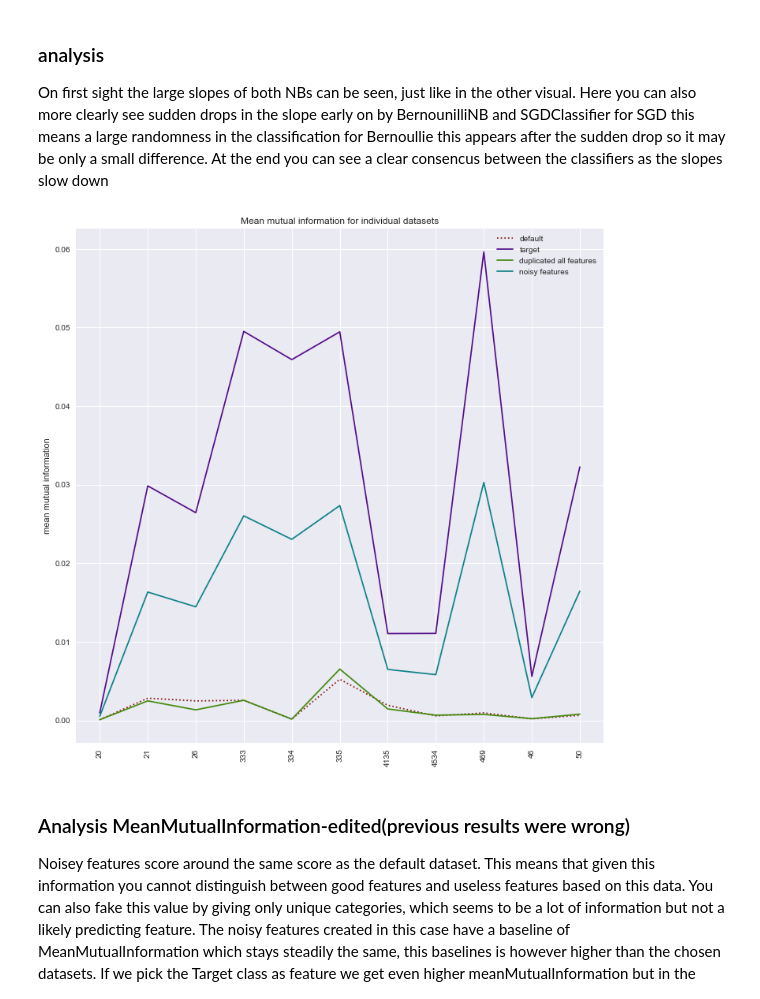
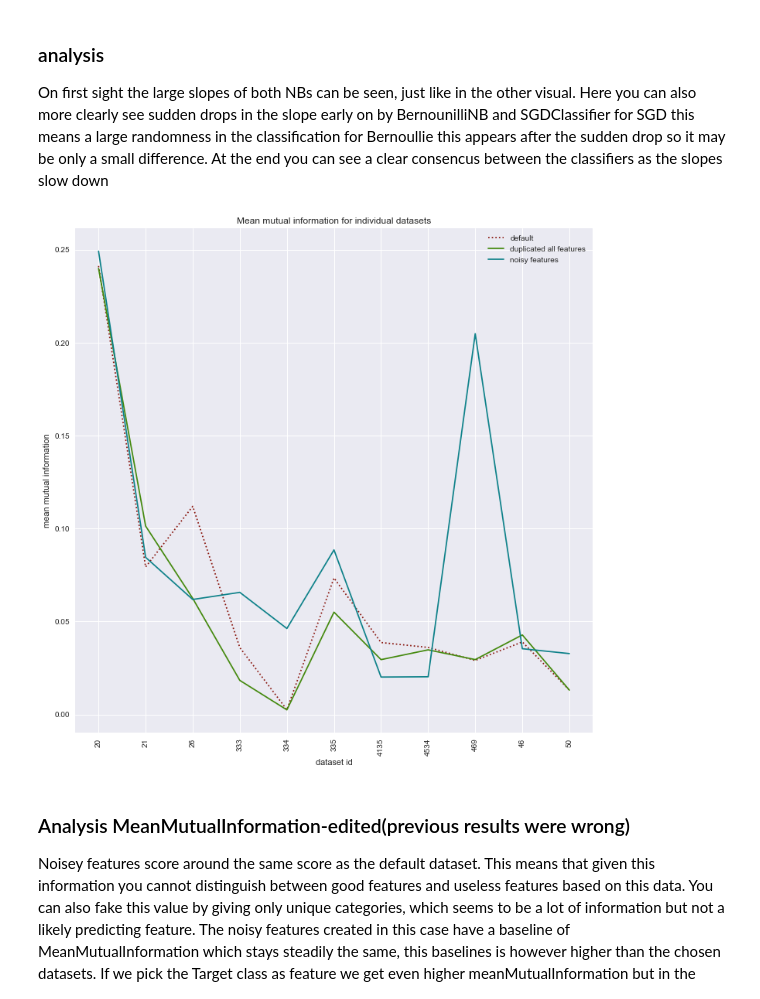
Before and after one commit to lieeuwos/Primitive_annotations, a Jupyter notebook: Showing.ipynb, the cells around one changed output. Saved outputs shown, nothing was run; the diff lists cells and outputs as text; code cells hidden in the pictures.

```diff
--- a/Showing.ipynb
+++ b/Showing.ipynb
@@ -34,12 +35,13 @@ amountList = [0.5,0.6,0.7,0.75,0.8,0.9,1,2,3,4,5,6]
 #     for did in Cat:
 #         cv_feature(did,cv,amount)
 # %%
+Cat = [20, 21, 26, 333, 334, 335, 4135, 4534, 469, 46, 50]
 didList = Cat
 scores = []
 scores2 = []
 amountList = [0.125,0.25,0.5,0.75,1]
 func = 'cvScoreFeatures5'
-func2 = 'cvScoreFeatures4'
+func2 = 'cvScoreFeatures4Fixed'
 for i,did in enumerate(didList):
     scores.append([])
     scores2.append([])
@@ -50,6 +52,8 @@ for i,did in enumerate(didList):
             if not checkForExist(func,clfName,did,round(amount*(readDict(did)['NumberOfFeatures']-1))) or not checkForExist(func2,clfName,did,round(amount*(readDict(did)['NumberOfFeatures']-1))):
                 print(func,clfName,amount,did)
             score1.append(read_features(func,clfName,did,round(amount*(readDict(did)['NumberOfFeatures']-1))))
+            if not checkForExist(func2,clfName,did,round(amount*(readDict(did)['NumberOfFeatures']-1))) or not checkForExist(func2,clfName,did,round(amount*(readDict(did)['NumberOfFeatures']-1))):
+                print(func2,clfName,amount,did)
             score2.append(read_features(func2,clfName,did,round(amount*(readDict(did)['NumberOfFeatures']-1))))
         scores[i].append(score1)
         scores2[i].append(score2)
@@ -77,7 +81,7 @@ amountList2 = copy(amountList)
 amountList.insert(0,0)
 x_axis = amountList
 fig, ax = plt.subplots()
-_=plt.title(' accuracy against features added, categorical datasets ' )
+_=plt.title(' accuracy against features added, dotted line are random features and default line are duplicated features, categorical datasets ' )
 cl = sns.hls_palette(len(score1), l=.3, s=.8)
 for i in range(0,len(clfNames)):
 #     _=ax.plot(amountList2, score1[i], color = cl[i])
@@ -87,8 +91,8 @@ for i in range(0,len(clfNames)):
 _=plt.xticks(x_axis,x_axis ,rotation='vertical')
 _=plt.ylabel('predictive accuracy')
 _=plt.xlabel('percentage added features')
-fig.set_figheight(10)
-fig.set_figwidth(10)
+fig.set_figheight(15)
+fig.set_figwidth(15)
 _=ax.legend()
 plt.show()
 listCatA = []
@@ -1094,39 +1097,37 @@ for did in Cat:
     X,y = read_did(did)
     cat = read_did_cat(did)
     x1.append(information_theoretic_metafeatures(np.array(X), np.array(y), cat)['MeanMutualInformation'])
     amount = readDict(did)['NumberOfFeatures'] - 1
-    for i,val in enumerate(cat):
-        cat[i] = False
+
     X = add_noise_features2(X,cat,amount)
-    for i,val in enumerate(cat):
-        cat[i] = True
     for i in range(amount):
         cat.append(True)
     x3.append(information_theoretic_metafeatures(np.array(X), np.array(y), cat)['MeanMutualInformation'])
     X,y = read_did(did)
     X = add_copy_features(X,amount)
     x2.append(information_theoretic_metafeatures(np.array(X), np.array(y), cat)['MeanMutualInformation'])
     X = create_features(y)
     cat = [True,True]
     x4.append(information_theoretic_metafeatures(np.array(X), np.array(y), cat)['MeanMutualInformation'])
 fig, ax = plt.subplots()
 cl = sns.hls_palette(4, l=.3, s=.8)
 x_axis =range(len(Cat))
 _= ax.plot(x_axis,x1, color = cl[0],ls = ':' ,label = 'default')
-_= ax.plot(x_axis,x4, color = cl[3] ,label = 'target')
+# _= ax.plot(x_axis,x4, color = cl[3] ,label = 'target')
 _= ax.plot(x_axis,x2, color = cl[1], label = 'duplicated all features' )
 _= ax.plot(x_axis,x3, color = cl[2], label = 'noisy features' )
 _=plt.xticks(x_axis, Cat,rotation='vertical')
 _=plt.title('Mean mutual information for individual datasets')
 _=plt.ylabel('mean mutual information')
+_=plt.xlabel('dataset id')
 #_=plt.yscale("log", nonposy='clip')
 fig.set_figheight(12)
 fig.set_figwidth(12)
 # ax.set_yscale("log", nonposy='clip')
 _=plt.legend()
 _=plt.show()
 # %% [output]
-[figure, old version]
+[figure, new version]
 # %% [markdown]
 ### Analysis MeanMutualInformation-edited(previous results were wrong)
 Noisey features score around the same score as the default dataset. This means that given this information you cannot distinguish between good features and useless features based on this data. You can also fake this value by giving only unique categories, which seems to be a lot of information but not a likely predicting feature.
```
Also changed, not shown: parts of 6 cells of this notebook, 3 other files.
